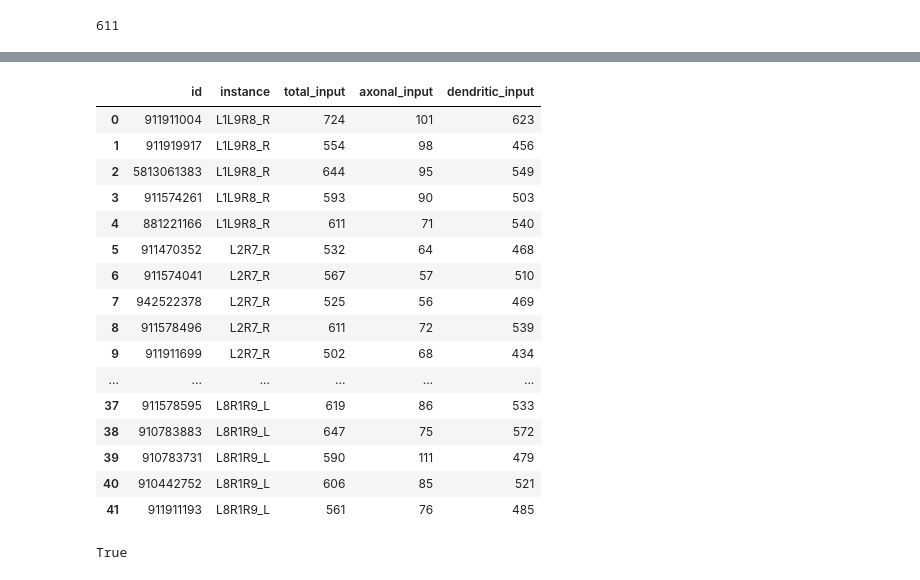
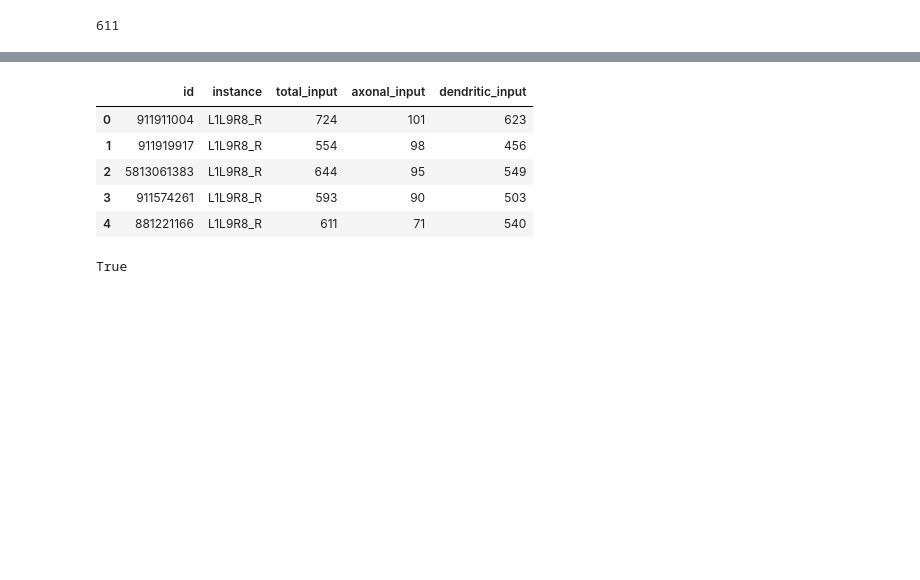
Before and after one commit to sansachenlelele/connectome_analysis_fisherlab, a Jupyter notebook: send_to_fisherlabgithub/notebooks/glucl_drive.ipynb, the cells around one changed output, grey strips where cells are left out. Saved outputs shown, nothing was run; the diff lists cells and outputs as text; code cells hidden in the pictures; blank space fills up the shorter version.

```diff
--- a/send_to_fisherlabgithub/notebooks/glucl_drive.ipynb
+++ b/send_to_fisherlabgithub/notebooks/glucl_drive.ipynb
@@ -119,28 +100,17 @@ target_df_2
 # %%
 synapse_count_table = glucl.build_synapse_count_table(
     delta_name=hemibrain_d7_names,
     input_dict=all_d7_per_cell,
 )
 
-synapse_count_table
+synapse_count_table.head()
 # %% [output]
 |  | id | instance | total_input | axonal_input | dendritic_input |
 | 0 | 911911004 | L1L9R8_R | 724 | 101 | 623 |
 | 1 | 911919917 | L1L9R8_R | 554 | 98 | 456 |
 | 2 | 5813061383 | L1L9R8_R | 644 | 95 | 549 |
 | 3 | 911574261 | L1L9R8_R | 593 | 90 | 503 |
 | 4 | 881221166 | L1L9R8_R | 611 | 71 | 540 |
-| 5 | 911470352 | L2R7_R | 532 | 64 | 468 |
-| 6 | 911574041 | L2R7_R | 567 | 57 | 510 |
-| 7 | 942522378 | L2R7_R | 525 | 56 | 469 |
-| 8 | 911578496 | L2R7_R | 611 | 72 | 539 |
-| 9 | 911911699 | L2R7_R | 502 | 68 | 434 |
-| ... | ... | ... | ... | ... | ... |
-| 37 | 911578595 | L8R1R9_L | 619 | 86 | 533 |
-| 38 | 910783883 | L8R1R9_L | 647 | 75 | 572 |
-| 39 | 910783731 | L8R1R9_L | 590 | 111 | 479 |
-| 40 | 910442752 | L8R1R9_L | 606 | 85 | 521 |
-| 41 | 911911193 | L8R1R9_L | 561 | 76 | 485 |
 # %%
 check = (synapse_count_table["total_input"] ==
     synapse_count_table["axonal_input"]
```
Also changed, not shown: parts of 27 cells of this notebook, 3 other files.
